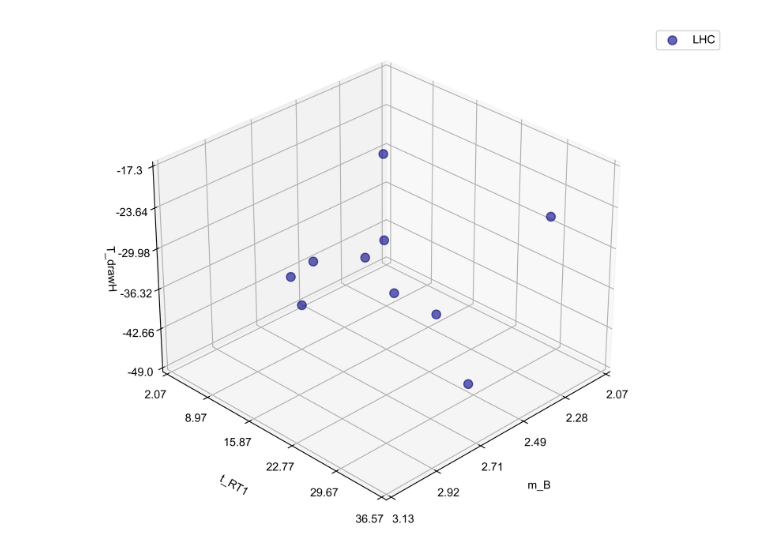
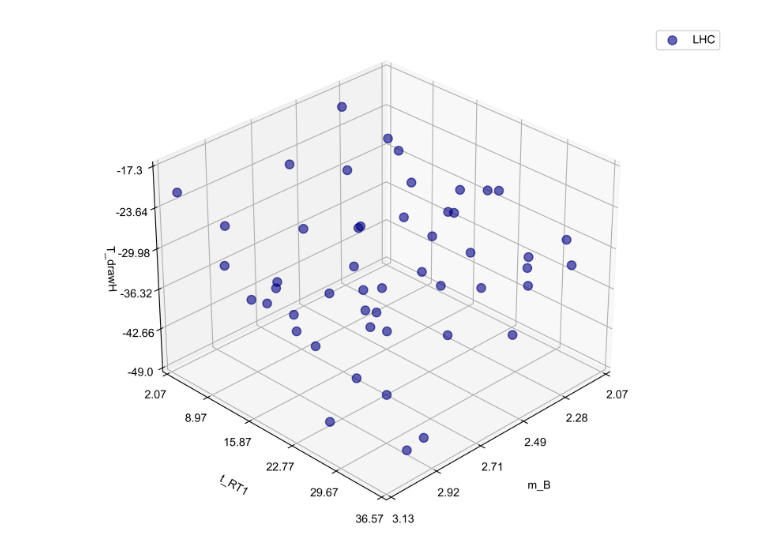
Before and after one commit to zhaisilong/flow, a Jupyter notebook: notebooks/Multi-Objective Optimization.ipynb, the cells around one changed output. Saved outputs shown, nothing was run; the diff lists cells and outputs as text; code cells hidden in the pictures.

```diff
--- a/notebooks/Multi-Objective Optimization.ipynb
+++ b/notebooks/Multi-Objective Optimization.ipynb
@@ -86,7 +86,7 @@ rerun = False
 
 if rerun:
     automl = autosklearn.regression.AutoSklearnRegressor(
-        time_left_for_this_task=240,
+        time_left_for_this_task=120,
         per_run_time_limit=30,
     )
     automl.fit(X_train, y_train, dataset_name=dataset_name)
@@ -199,17 +206,17 @@ n_objective = len(Y_name_with_unit)  # the dimension of outputs
 # %%
 # Initial Sampling
 # Latin hypercube design with 10 initial points
-n_init_lhc = 10
-X_init_lhc = doe.latin_hypercube(n_dim=n_dim, n_points=n_init_lhc, seed=42)
+n_init_lhc = 50
+X_init_lhc = doe.latin_hypercube(n_dim=n_dim, n_points=n_init_lhc, seed=5)
 # Get the initial responses
 Y_init_lhc = bo.eval_objective_func(X_init_lhc, X_ranges, objective_func)
 
 # Compare the two sampling plans
 plotting.sampling_3d(
     X_init_lhc, X_names=X_name_with_unit, X_ranges=X_ranges, design_names="LHC"
 )
 # %% [output]
-[figure, old version]
+[figure, new version]
 # %%
 # Initialize an multi-objective Experiment object
 # Set its name, the files will be saved under the folder with the same name
```
Also changed, not shown: parts of 7 cells of this notebook, 14 other files.
